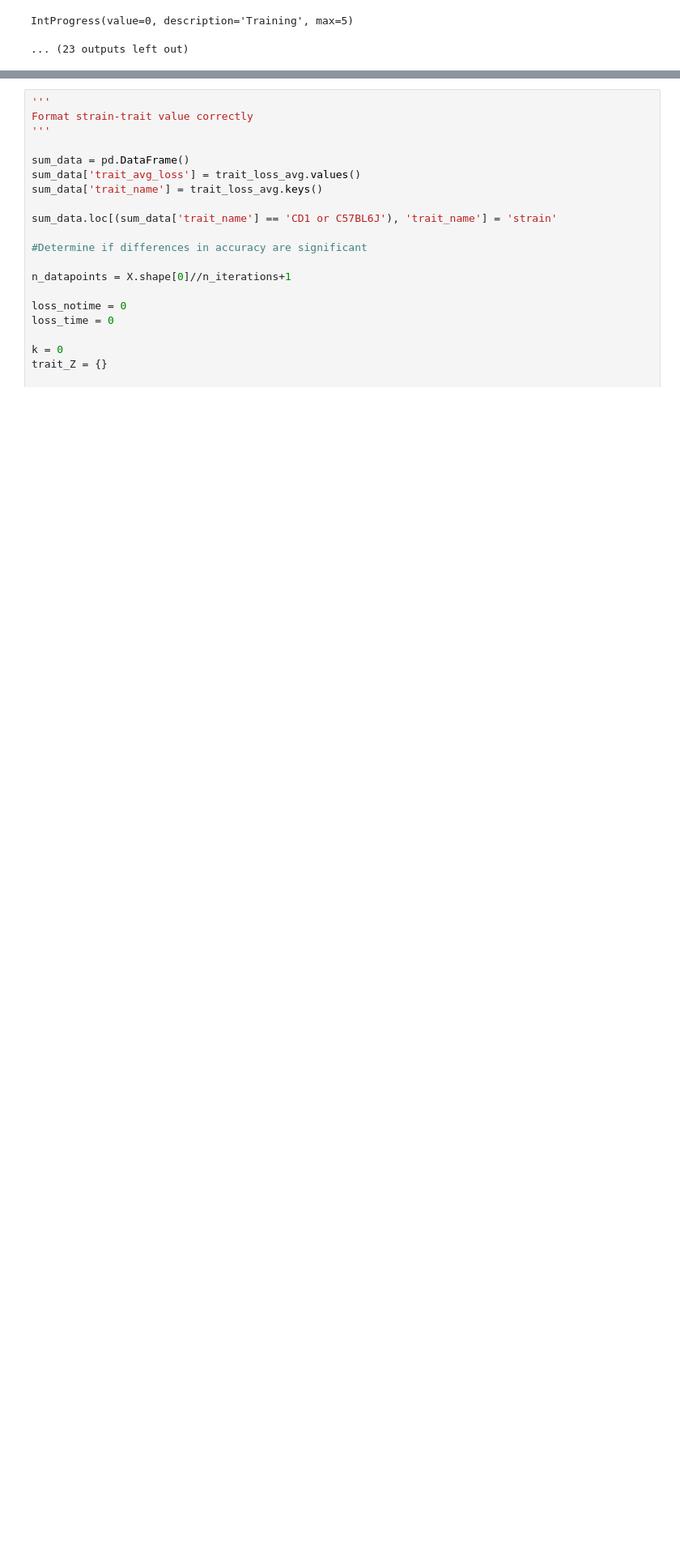
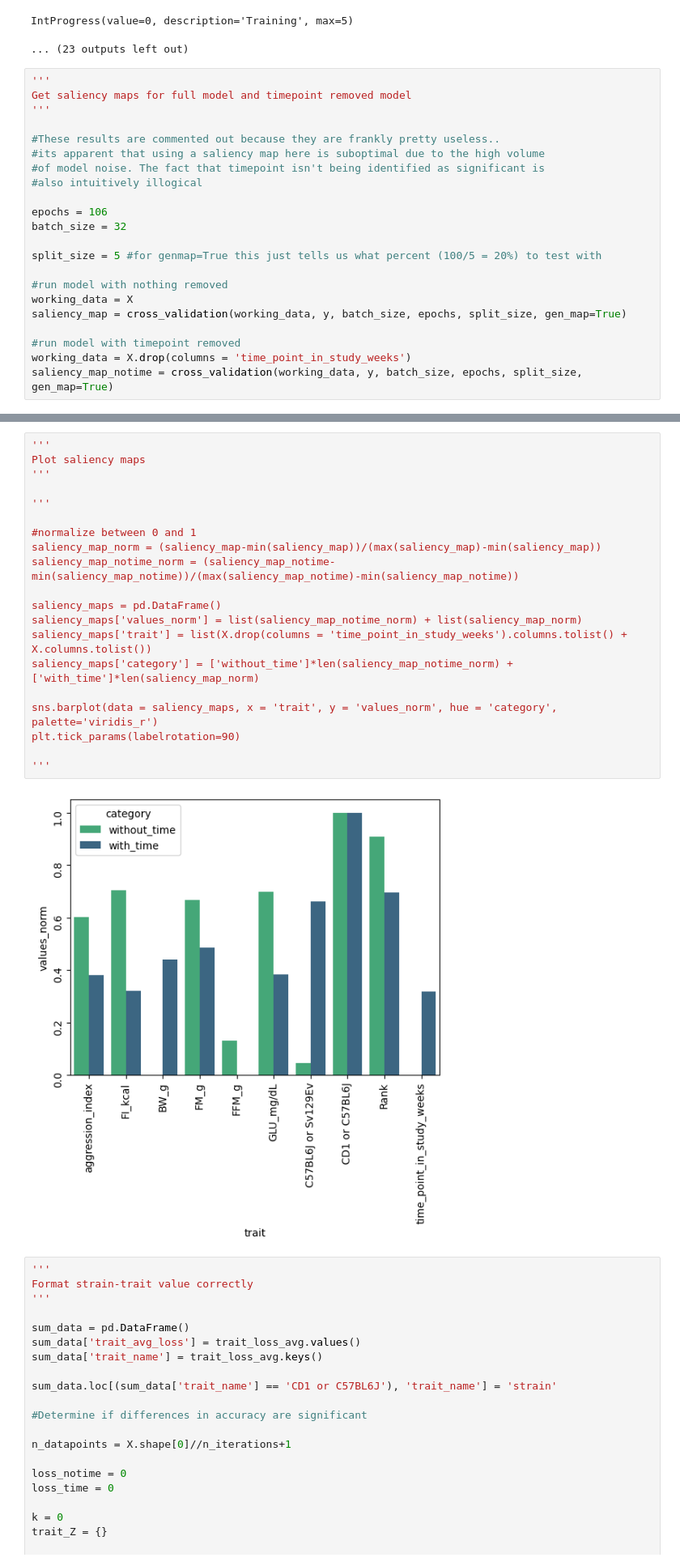
Before and after one commit to SamAndTheSun/pellegrini_temp, a Jupyter notebook: death_prediction_model.ipynb, the cells around one changed output, grey strips where cells are left out. Shown at 81% size. Cells and saved outputs as stored; diff of their text form; blank space fills up the shorter version.

Commit message:
added in saliency map, immediately deprecated

```diff
--- a/death_prediction_model.ipynb
+++ b/death_prediction_model.ipynb
@@ -184,3 +184,25 @@ IntProgress(value=0, description='Training', max=5)
 removed trait: GLU_mg/dL
 IntProgress(value=0, description='Training', max=5)
 ... (23 outputs left out)
+# %%
+'''
+Get saliency maps for full model and timepoint removed model
+'''
+
+#These results are commented out because they are frankly pretty useless..
+#its apparent that using a saliency map here is suboptimal due to the high volume
+#of model noise. The fact that timepoint isn't being identified as significant is
+#also intuitively illogical
+
+epochs = 106
+batch_size = 32
+
+split_size = 5 #for genmap=True this just tells us what percent (100/5 = 20%) to test with
+
+#run model with nothing removed
+working_data = X
+saliency_map = cross_validation(working_data, y, batch_size, epochs, split_size, gen_map=True)
+
+#run model with timepoint removed
+working_data = X.drop(columns = 'time_point_in_study_weeks')
+saliency_map_notime = cross_validation(working_data, y, batch_size, epochs, split_size, gen_map=True)
@@ -187,3 +212,25 @@ IntProgress(value=0, description='Training', max=5)
+# %%
+'''
+Plot saliency maps
+'''
+
+'''
+
+#normalize between 0 and 1
+saliency_map_norm = (saliency_map-min(saliency_map))/(max(saliency_map)-min(saliency_map))
+saliency_map_notime_norm = (saliency_map_notime-min(saliency_map_notime))/(max(saliency_map_notime)-min(saliency_map_notime))
+
+saliency_maps = pd.DataFrame()
+saliency_maps['values_norm'] = list(saliency_map_notime_norm) + list(saliency_map_norm)
+saliency_maps['trait'] = list(X.drop(columns = 'time_point_in_study_weeks').columns.tolist() + X.columns.tolist())
+saliency_maps['category'] = ['without_time']*len(saliency_map_notime_norm) + ['with_time']*len(saliency_map_norm)
+
+sns.barplot(data = saliency_maps, x = 'trait', y = 'values_norm', hue = 'category', palette='viridis_r')
+plt.tick_params(labelrotation=90)
+
+'''
+# %% [output]
+[figure, added]
 # %%
 '''
 Format strain-trait value correctly
```
Also changed, not shown: parts of 4 cells of this notebook, 1 other file.
